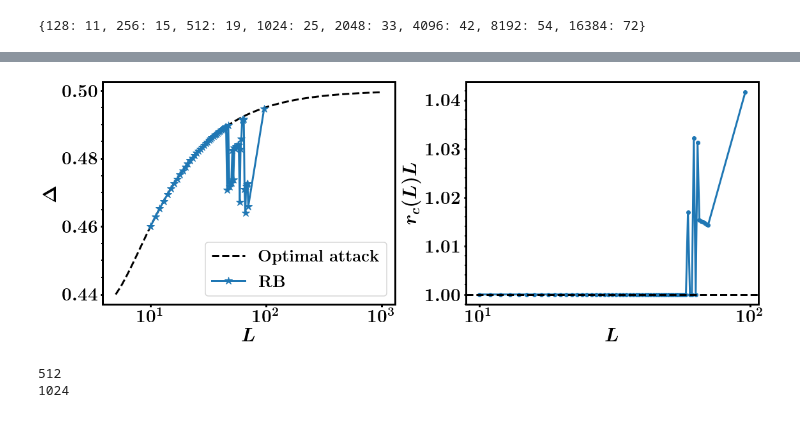
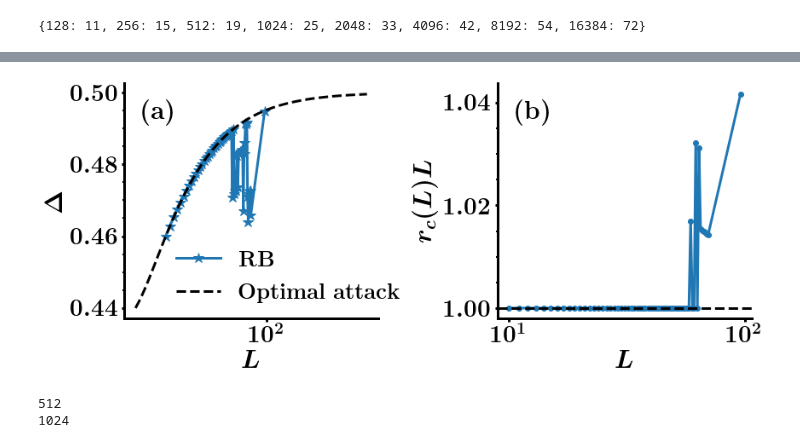
Before and after one commit to nahuelalmeira/dismantlingScaling, a Jupyter notebook: python/Figs_spatial.ipynb, the cells around one changed output, grey strips where cells are left out. Saved outputs shown, nothing was run; the diff lists cells and outputs as text; code cells hidden in the pictures.

```diff
--- a/python/Figs_spatial.ipynb
+++ b/python/Figs_spatial.ipynb
@@ -423,39 +281,43 @@ linestyles = ['--', '-.']
 X = np.logspace(np.log10(5), 3)
 ncols = 2
 nrows = 1
-fig, axes = plt.subplots(figsize=(8*ncols, 6*nrows), ncols=ncols, nrows=nrows)
+fig, axes = plt.subplots(figsize=(6*ncols, 5*nrows), ncols=ncols, nrows=nrows)
 
 dim = get_dim(network)
 
 ax = axes[0]
 
+ax.text(0.07, 0.85, letters[0], transform=ax.transAxes, fontsize=30)
 ax.set_xlabel(r'$L$')
 ax.set_ylabel(r'$\Delta$')
 ax.set_xscale('log')
 #ax.set_yscale('log')
+ax.plot(L_values**(dim-1), norm_mean_delta_values_lattice, '*-',
+        markersize=12, label=attack_dict[attack])
 ax.plot(
     X**(dim-1), delta_lattice(X, d=dim), linestyles[0], color='k',
     label=r'$\mathrm{Optimal\;attack}$'
 )
-ax.plot(L_values**(dim-1), norm_mean_delta_values_lattice, '*-',
-        markersize=12, label=attack_dict[attack])
-ax.legend()
+ax.legend(loc=(0.17, 0.03), frameon=False)
 
 ax = axes[1]
+ax.text(0.07, 0.85, letters[1], transform=ax.transAxes, fontsize=30)
 ax.set_xscale('log')
 ax.set_xlabel(r'$L$')
 ax.set_ylabel(r'$r_c(L) L$')
 ax.plot(L_values**(dim-1), fcN_values*L_values, 'o-')
 ax.axhline(1, linestyle='--', label=r'$\mathrm{Optimal\;attack}$', color='k')
+ax.set
+sns.despine()
 
 plt.tight_layout()
 
 fig_name = os.path.join(fig_dir, 'Delta_and_fcL_Lattice')
 plt.savefig(fig_name + '.png')
 plt.savefig(fig_name + '.pdf')
 plt.show()
 # %% [output]
-[figure, old version]
+[figure, new version]
 # %%
 param = 'param'
 attack = 'BtwU'
```
Also changed, not shown: parts of 3 cells of this notebook, 7 other files.
